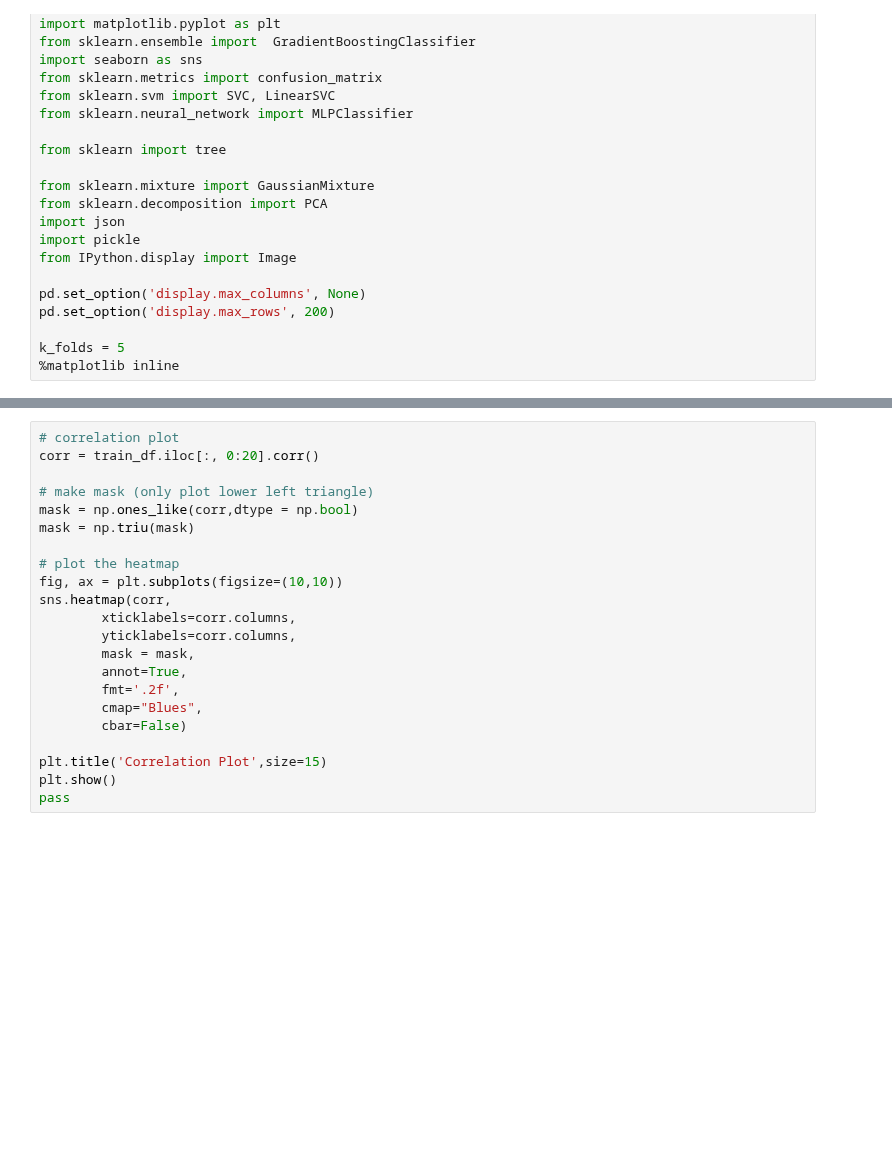
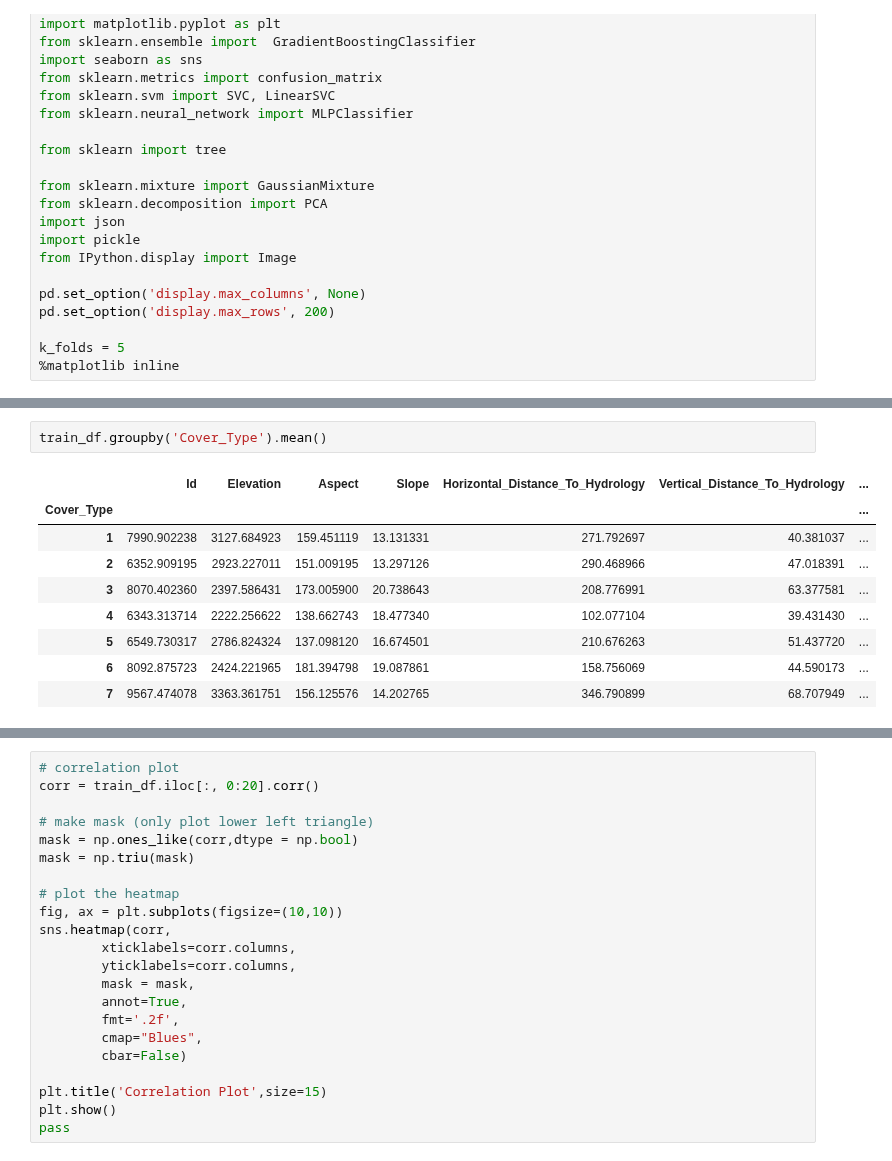
Before and after one commit to sams-data/mids-w207_9_sp22_forest_cover_classification, a Jupyter notebook: oren_finalprojectbaseline.ipynb, the cells around one changed output, grey strips where cells are left out. Saved outputs shown, nothing was run; the diff lists cells and outputs as text; blank space fills up the shorter version.

```diff
--- a/oren_finalprojectbaseline.ipynb
+++ b/oren_finalprojectbaseline.ipynb
@@ -99,0 +156,12 @@ label shape: (15120,)
+# %%
+train_df.groupby('Cover_Type').mean()
+# %% [output]
+|  | Id | Elevation | Aspect | Slope | Horizontal_Distance_To_Hydrology | Vertical_Distance_To_Hydrology | ... |
+| Cover_Type |  |  |  |  |  |  | ... |
+| 1 | 7990.902238 | 3127.684923 | 159.451119 | 13.131331 | 271.792697 | 40.381037 | ... |
+| 2 | 6352.909195 | 2923.227011 | 151.009195 | 13.297126 | 290.468966 | 47.018391 | ... |
+| 3 | 8070.402360 | 2397.586431 | 173.005900 | 20.738643 | 208.776991 | 63.377581 | ... |
+| 4 | 6343.313714 | 2222.256622 | 138.662743 | 18.477340 | 102.077104 | 39.431430 | ... |
+| 5 | 6549.730317 | 2786.824324 | 137.098120 | 16.674501 | 210.676263 | 51.437720 | ... |
+| 6 | 8092.875723 | 2424.221965 | 181.394798 | 19.087861 | 158.756069 | 44.590173 | ... |
+| 7 | 9567.474078 | 3363.361751 | 156.125576 | 14.202765 | 346.790899 | 68.707949 | ... |
```
Also changed, not shown: parts of 11 cells of this notebook.
